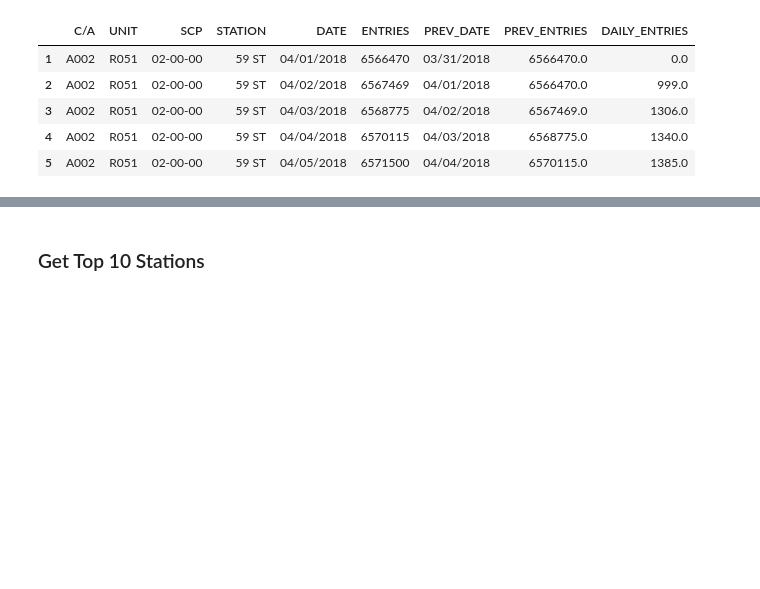
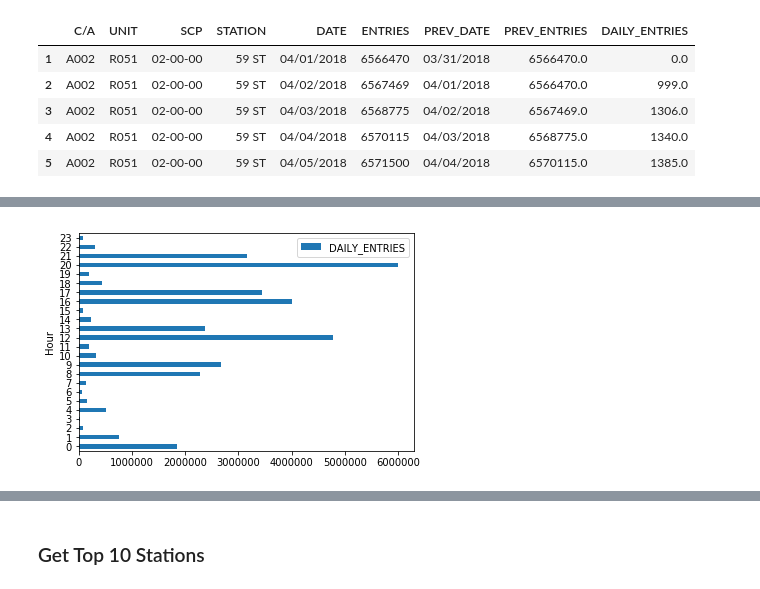
Before and after one commit to cyrus-rustomji/metis_projects, a Jupyter notebook: FirstProejct.ipynb, the cells around one changed output, grey strips where cells are left out. Cells and saved outputs as stored; diff of their text form; code cells hidden in the pictures; blank space fills up the shorter version.

```diff
--- a/FirstProejct.ipynb
+++ b/FirstProejct.ipynb
@@ -381,0 +384,2 @@ turnstiles_daily.head()
+# %%
+turnstiles_daily_time = turnstiles_df.groupby(["C/A", "UNIT", "SCP", "STATION", "DATE","TIME"]).ENTRIES.first().reset_index()
@@ -381,0 +395,6 @@ turnstiles_daily.head()
+# %%
+turnstiles_daily_time[["PREV_DATE", "PREV_ENTRIES"]] = (turnstiles_daily_time
+                                                       .groupby(["C/A", "UNIT", "SCP", "STATION"])["DATE", "ENTRIES"]
+                                                       .transform(lambda grp: grp.shift(1)))
+# %%
+turnstiles_daily_time.dropna(subset=["PREV_DATE"], axis=0, inplace=True)
@@ -381,0 +418,2 @@ turnstiles_daily.head()
+# %%
+turnstiles_daily_time["DAILY_ENTRIES"] = turnstiles_daily_time.apply(get_daily_counts, axis=1, max_counter=1000000)
@@ -381,0 +435,12 @@ turnstiles_daily.head()
+# %%
+turnstiles_daily_time['Month'] = pd.DatetimeIndex(turnstiles_daily_time['DATE']).month
+turnstiles_daily_time['Day'] = pd.DatetimeIndex(turnstiles_daily_time['DATE']).day
+turnstiles_daily_time['Year'] = pd.DatetimeIndex(turnstiles_daily_time['DATE']).year
+turnstiles_daily_time['Hour'] = pd.DatetimeIndex(turnstiles_daily_time['TIME']).hour
+
+# this graph shows how many daily entries are every hour
+turnstiles_daily_time.groupby(['Hour'])[['DAILY_ENTRIES']].sum().plot(kind='barh');
+# use datetime logic
+# this graph shows that there is a high traffic rate at 12 am, 8 pm, 4 pm, and 5 pm
+# %% [output]
+[figure, added]
```
Also changed, not shown: parts of 20 cells of this notebook.
